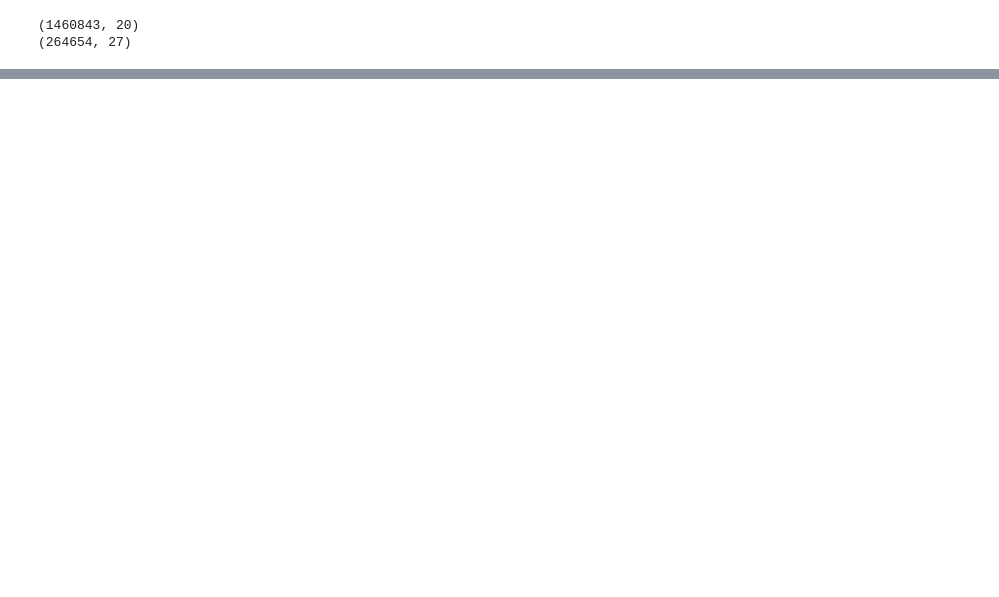
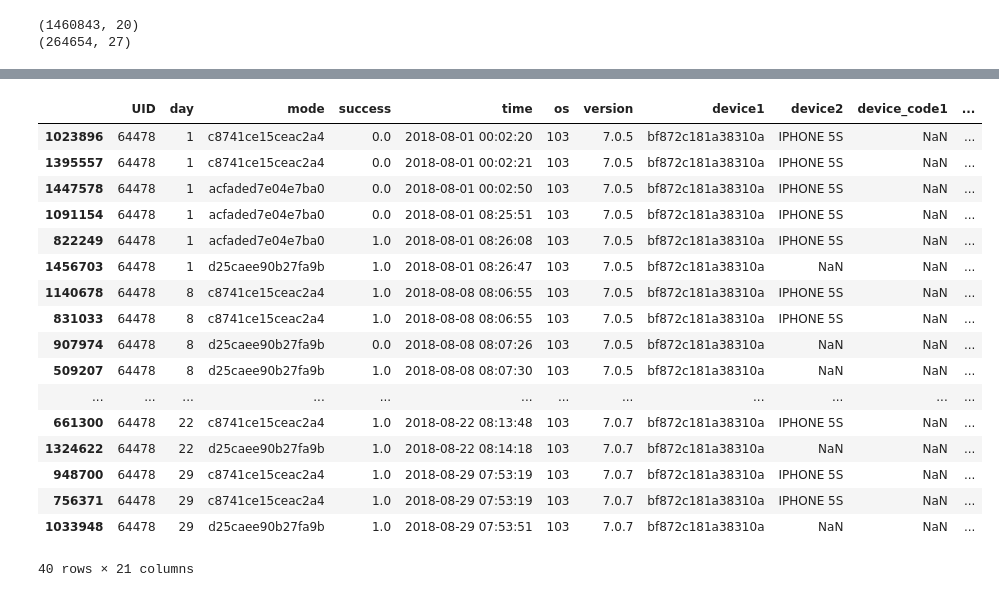
Before and after one commit to alexliu2360/dc_xjf, a Jupyter notebook: baseline.ipynb, the cells around one changed output, grey strips where cells are left out. Saved outputs shown, nothing was run; the diff lists cells and outputs as text; code cells hidden in the pictures; blank space fills up the shorter version.

```diff
--- a/baseline.ipynb
+++ b/baseline.ipynb
@@ -32,0 +95,21 @@ tag_train = tag_train.sort_values(by='UID', ascending=True)
+# %%
+op_train[op_train['UID'] == 64478]
+# %% [output]
+|  | UID | day | mode | success | time | os | version | device1 | device2 | device_code1 | ... |
+| 1023896 | 64478 | 1 | c8741ce15ceac2a4 | 0.0 | 2018-08-01 00:02:20 | 103 | 7.0.5 | bf872c181a38310a | IPHONE 5S | NaN | ... |
+| 1395557 | 64478 | 1 | c8741ce15ceac2a4 | 0.0 | 2018-08-01 00:02:21 | 103 | 7.0.5 | bf872c181a38310a | IPHONE 5S | NaN | ... |
+| 1447578 | 64478 | 1 | acfaded7e04e7ba0 | 0.0 | 2018-08-01 00:02:50 | 103 | 7.0.5 | bf872c181a38310a | IPHONE 5S | NaN | ... |
+| 1091154 | 64478 | 1 | acfaded7e04e7ba0 | 0.0 | 2018-08-01 08:25:51 | 103 | 7.0.5 | bf872c181a38310a | IPHONE 5S | NaN | ... |
+| 822249 | 64478 | 1 | acfaded7e04e7ba0 | 1.0 | 2018-08-01 08:26:08 | 103 | 7.0.5 | bf872c181a38310a | IPHONE 5S | NaN | ... |
+| 1456703 | 64478 | 1 | d25caee90b27fa9b | 1.0 | 2018-08-01 08:26:47 | 103 | 7.0.5 | bf872c181a38310a | NaN | NaN | ... |
+| 1140678 | 64478 | 8 | c8741ce15ceac2a4 | 1.0 | 2018-08-08 08:06:55 | 103 | 7.0.5 | bf872c181a38310a | IPHONE 5S | NaN | ... |
+| 831033 | 64478 | 8 | c8741ce15ceac2a4 | 1.0 | 2018-08-08 08:06:55 | 103 | 7.0.5 | bf872c181a38310a | IPHONE 5S | NaN | ... |
+| 907974 | 64478 | 8 | d25caee90b27fa9b | 0.0 | 2018-08-08 08:07:26 | 103 | 7.0.5 | bf872c181a38310a | NaN | NaN | ... |
+| 509207 | 64478 | 8 | d25caee90b27fa9b | 1.0 | 2018-08-08 08:07:30 | 103 | 7.0.5 | bf872c181a38310a | NaN | NaN | ... |
+| ... | ... | ... | ... | ... | ... | ... | ... | ... | ... | ... | ... |
+| 661300 | 64478 | 22 | c8741ce15ceac2a4 | 1.0 | 2018-08-22 08:13:48 | 103 | 7.0.7 | bf872c181a38310a | IPHONE 5S | NaN | ... |
+| 1324622 | 64478 | 22 | d25caee90b27fa9b | 1.0 | 2018-08-22 08:14:18 | 103 | 7.0.7 | bf872c181a38310a | NaN | NaN | ... |
+| 948700 | 64478 | 29 | c8741ce15ceac2a4 | 1.0 | 2018-08-29 07:53:19 | 103 | 7.0.7 | bf872c181a38310a | IPHONE 5S | NaN | ... |
+| 756371 | 64478 | 29 | c8741ce15ceac2a4 | 1.0 | 2018-08-29 07:53:19 | 103 | 7.0.7 | bf872c181a38310a | IPHONE 5S | NaN | ... |
+| 1033948 | 64478 | 29 | d25caee90b27fa9b | 1.0 | 2018-08-29 07:53:51 | 103 | 7.0.7 | bf872c181a38310a | NaN | NaN | ... |
+40 rows × 21 columns
```
Also changed, not shown: parts of 31 cells of this notebook.
